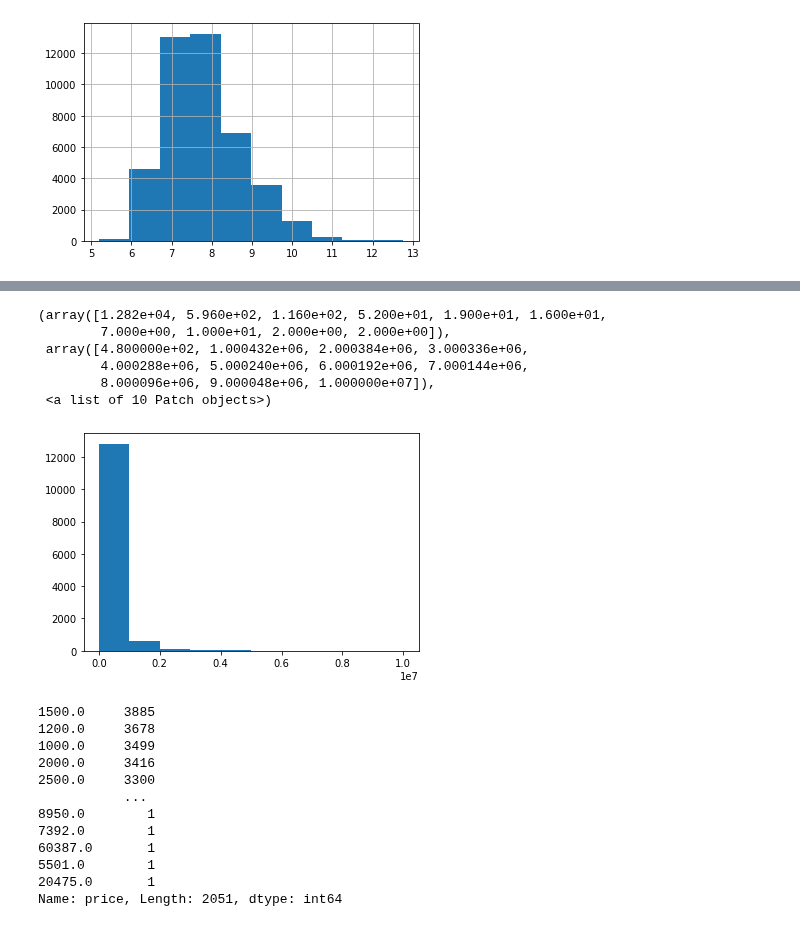
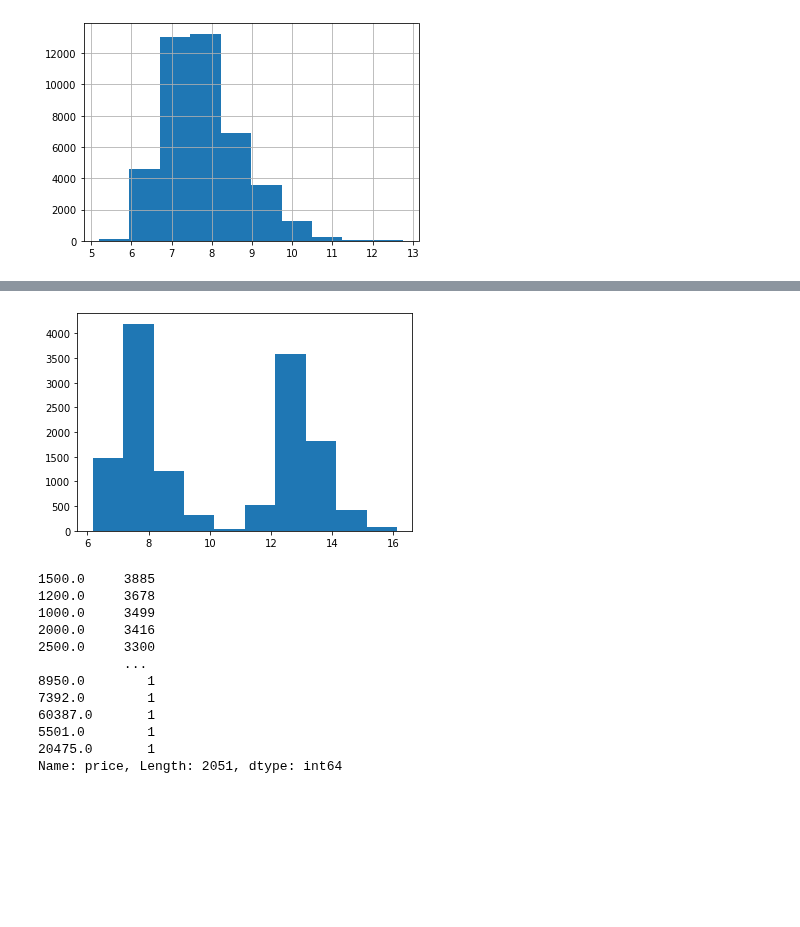
Before and after one commit to q-downgrade/informal-settlement-identification, a Jupyter notebook: workspaces/matteo/code/Untitled.ipynb, the cells around one changed output, grey strips where cells are left out. Drawn from its saved outputs; the diff is of its cells as text; code cells hidden in the pictures; blank space fills up the shorter version.

```diff
--- a/workspaces/matteo/code/Untitled.ipynb
+++ b/workspaces/matteo/code/Untitled.ipynb
@@ -159,13 +155,7 @@ data_brazil_concat[(data_brazil_concat['price'].isnull() == 0) & (data_brazil_co
 # %%
-plt.hist(data_sp['price'])
+plt.hist(np.log(data_sp['price']));
 # %% [output]
-(array([1.282e+04, 5.960e+02, 1.160e+02, 5.200e+01, 1.900e+01, 1.600e+01,
-        7.000e+00, 1.000e+01, 2.000e+00, 2.000e+00]),
- array([4.800000e+02, 1.000432e+06, 2.000384e+06, 3.000336e+06,
-        4.000288e+06, 5.000240e+06, 6.000192e+06, 7.000144e+06,
-        8.000096e+06, 9.000048e+06, 1.000000e+07]),
- <a list of 10 Patch objects>)
-[figure, old version]
+[figure, new version]
 # %%
 data['price'].value_counts()
 # %% [output]
```
Also changed, not shown: parts of 13 cells of this notebook, 7 other files.
